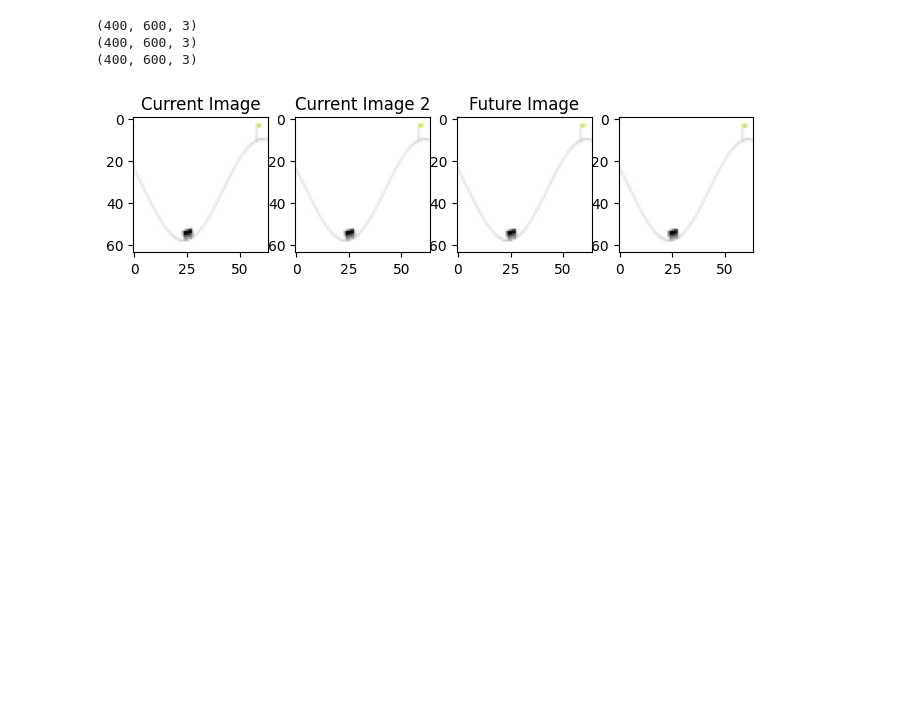
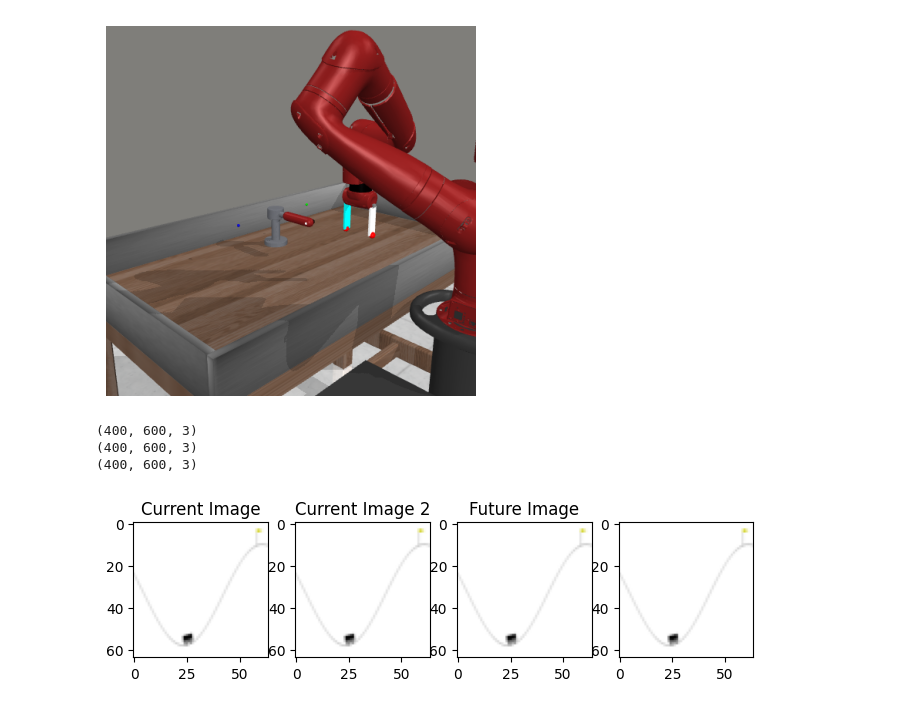
Before and after one commit to jarmibe7/E2C, a Jupyter notebook: src/data_gen/data_test.ipynb, the cells around one changed output. Drawn from its saved outputs; the diff is of its cells as text; code cells hidden in the pictures; blank space fills up the shorter version.

```diff
--- a/src/data_gen/data_test.ipynb
+++ b/src/data_gen/data_test.ipynb
@@ -23,6 +23,15 @@ import os
 os.environ['MUJOCO_GL'] = 'egl'
 # disp = Display(visible=0, size=(480, 480))
 # disp.start()
+# %%
+env = gym.make('Meta-World/MT1', env_name='faucet-open-v3', render_mode='rgb_array', camera_name='corner')
+obs, _ = env.reset()
+img = env.render()
+plt.imshow(np.rot90(img, k=2))
+plt.axis('off')
+plt.show()
+# %% [output]
+[figure, added]
 # %%
 env_name = "AntMaze_UMaze-v5" # agent centric view
 env_name = "PointMaze_UMaze-v3"
```
Also changed, not shown: 4 other files.
